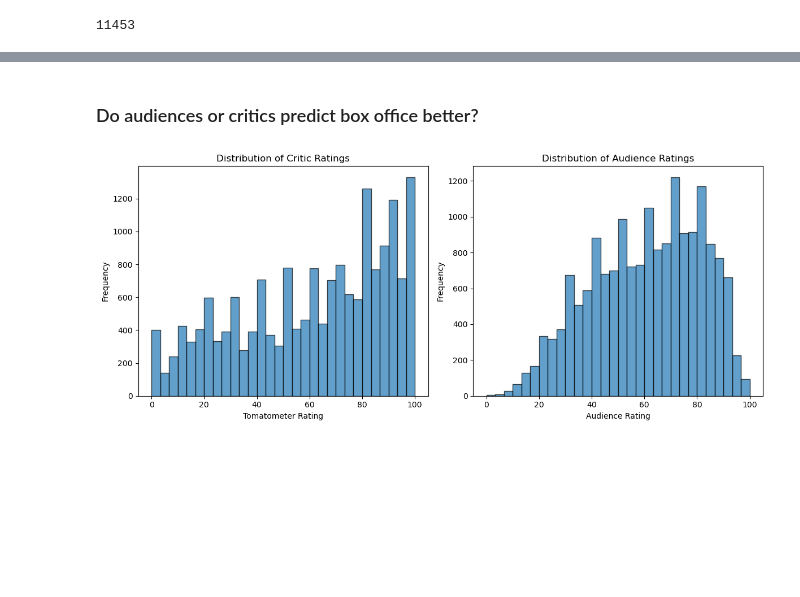
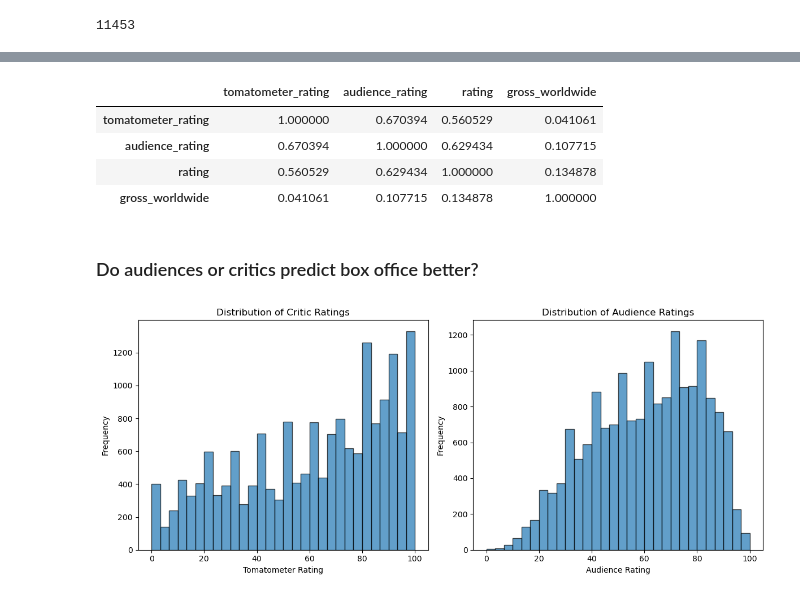
Before and after one commit to violina-www/data_science_26_project, a Jupyter notebook: Movies_Project.ipynb, the cells around one changed output, grey strips where cells are left out. Cells and saved outputs as stored; diff of their text form; code cells hidden in the pictures; blank space fills up the shorter version.

```diff
--- a/Movies_Project.ipynb
+++ b/Movies_Project.ipynb
@@ -626,3 +675,11 @@ dtype: int64
+# %%
+merged_data[['tomatometer_rating', 'audience_rating', 'rating', 'gross_worldwide']].corr()
+# %% [output]
+|  | tomatometer_rating | audience_rating | rating | gross_worldwide |
+| tomatometer_rating | 1.000000 | 0.670394 | 0.560529 | 0.041061 |
+| audience_rating | 0.670394 | 1.000000 | 0.629434 | 0.107715 |
+| rating | 0.560529 | 0.629434 | 1.000000 | 0.134878 |
+| gross_worldwide | 0.041061 | 0.107715 | 0.134878 | 1.000000 |
 # %% [markdown]
 ### Do audiences or critics predict box office better?
 # %%
```
Also changed, not shown: parts of 10 cells of this notebook.
